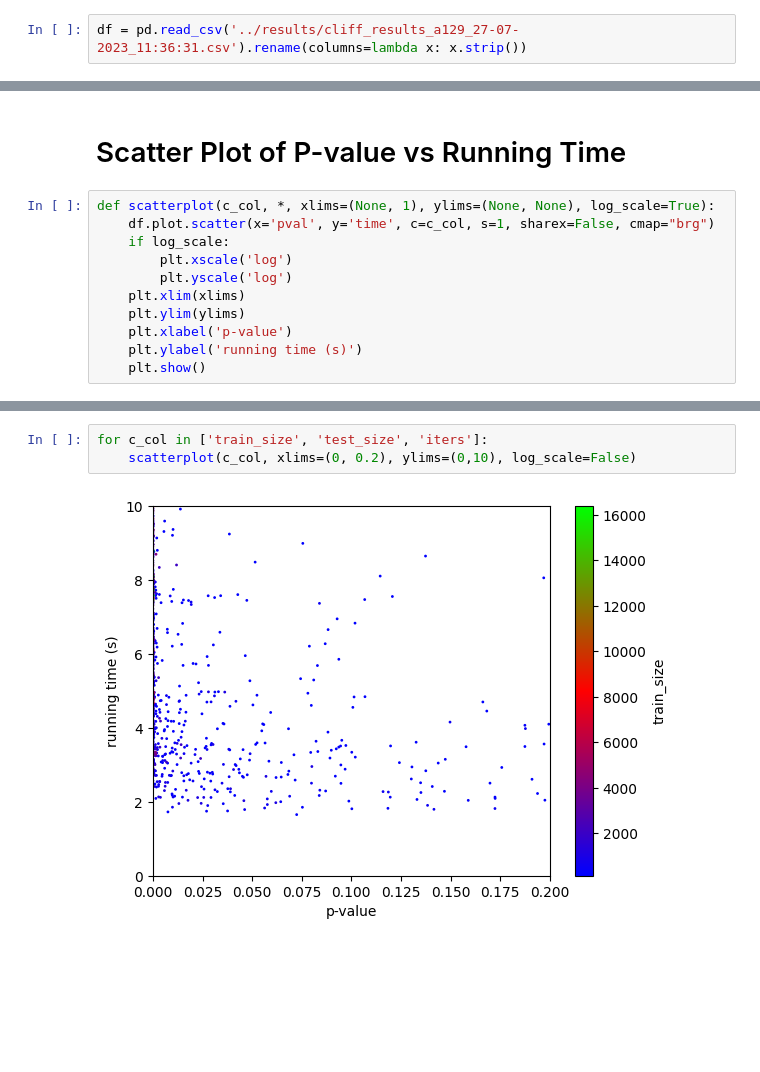
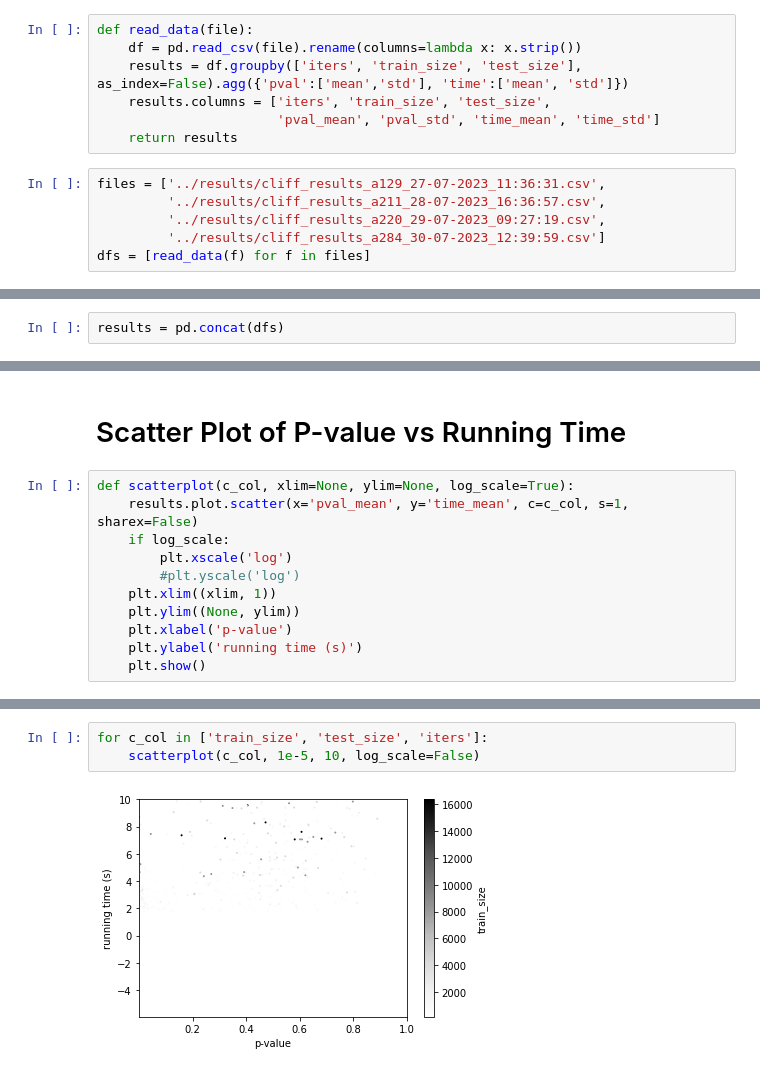
Before and after one commit to ShapeOfMatter/choreography, a Jupyter notebook: python/P-value Analysis.ipynb, the cells around one changed output, grey strips where cells are left out. Saved outputs shown, nothing was run; the diff lists cells and outputs as text; blank space fills up the shorter version.

```diff
--- a/python/P-value Analysis.ipynb
+++ b/python/P-value Analysis.ipynb
@@ -6,2 +5,13 @@ from typing import (Optional, Tuple, Union)
+# %%
+def read_data(file):
+    df = pd.read_csv(file).rename(columns=lambda x: x.strip())
+    results = df.groupby(['iters', 'train_size', 'test_size'], as_index=False).agg({'pval':['mean','std'], 'time':['mean', 'std']})
+    results.columns = ['iters', 'train_size', 'test_size',
+                       'pval_mean', 'pval_std', 'time_mean', 'time_std']
+    return results
 # %%
-df = pd.read_csv('../results/cliff_results_a129_27-07-2023_11:36:31.csv').rename(columns=lambda x: x.strip())
+files = ['../results/cliff_results_a129_27-07-2023_11:36:31.csv',
+         '../results/cliff_results_a211_28-07-2023_16:36:57.csv',
+         '../results/cliff_results_a220_29-07-2023_09:27:19.csv',
+         '../results/cliff_results_a284_30-07-2023_12:39:59.csv']
+dfs = [read_data(f) for f in files]
@@ -81,5 +63,7 @@ plot_performance(x="test_size", test_size=(0,1024), train_size=(512, 1024), iter
 # %% [markdown]
 # Sorting by Pval and Time
+# %%
+results = pd.concat(dfs)
 # %%
 # Top-20 p-values
 results.sort_values('pval_mean').head(20)
@@ -134,13 +118,13 @@ results[results['pval_mean'] + (2 * results['pval_std']) < 0.01].sort_values('ti
 # %% [markdown]
 # Scatter Plot of P-value vs Running Time
 # %%
-def scatterplot(c_col, *, xlims=(None, 1), ylims=(None, None), log_scale=True):
-    df.plot.scatter(x='pval', y='time', c=c_col, s=1, sharex=False, cmap="brg")
+def scatterplot(c_col, xlim=None, ylim=None, log_scale=True):
+    results.plot.scatter(x='pval_mean', y='time_mean', c=c_col, s=1, sharex=False)
     if log_scale:
         plt.xscale('log')
-        plt.yscale('log')
-    plt.xlim(xlims)
-    plt.ylim(ylims)
+        #plt.yscale('log')
+    plt.xlim((xlim, 1))
+    plt.ylim((None, ylim))
     plt.xlabel('p-value')
     plt.ylabel('running time (s)')
     plt.show()
@@ -154,5 +138,5 @@ for c_col in ['train_size', 'test_size', 'iters']:
 # %%
 for c_col in ['train_size', 'test_size', 'iters']:
-    scatterplot(c_col, xlims=(0, 0.2), ylims=(0,10), log_scale=False)
+    scatterplot(c_col, 1e-5, 10, log_scale=False)
 # %% [output]
-[figure, old version]
+[figure, new version]
```
Also changed, not shown: parts of 12 cells of this notebook.
